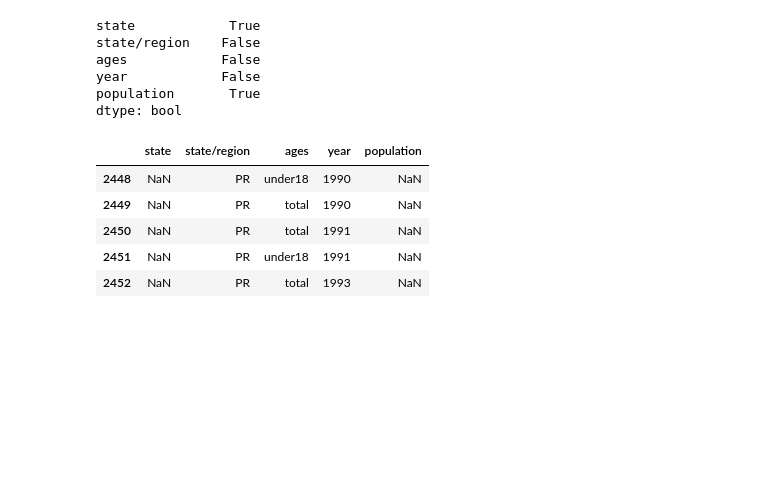
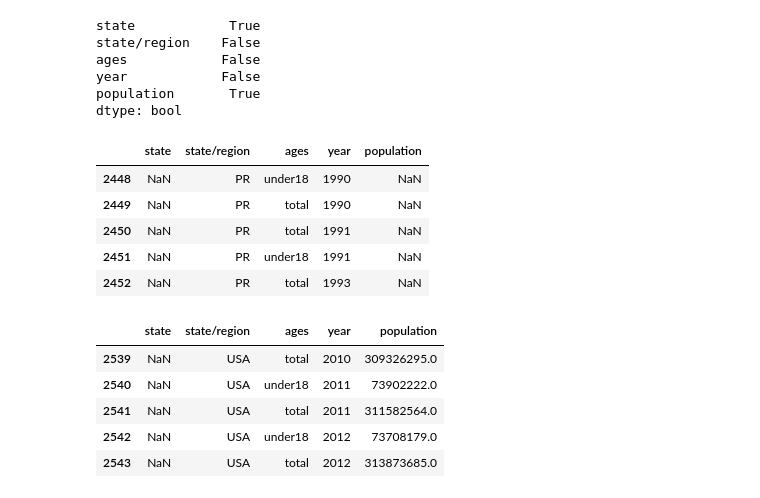
Before and after one commit to danyalutsevich/ML_AI, a Jupyter notebook: Pandas/HowMerge.ipynb, the cells around one changed output. Saved outputs shown, nothing was run; the diff lists cells and outputs as text; code cells hidden in the pictures; blank space fills up the shorter version.

Commit message:
HowMerge

```diff
--- a/Pandas/HowMerge.ipynb
+++ b/Pandas/HowMerge.ipynb
@@ -207,3 +207,12 @@ merged[merged["state"].isnull()|merged["population"].isnull()].head()
 | 2450 | NaN | PR | total | 1991 | NaN |
 | 2451 | NaN | PR | under18 | 1991 | NaN |
 | 2452 | NaN | PR | total | 1993 | NaN |
+# %%
+merged[merged["state"].isnull()|merged["population"].isnull()].tail()
+# %% [output]
+|  | state | state/region | ages | year | population |
+| 2539 | NaN | USA | total | 2010 | 309326295.0 |
+| 2540 | NaN | USA | under18 | 2011 | 73902222.0 |
+| 2541 | NaN | USA | total | 2011 | 311582564.0 |
+| 2542 | NaN | USA | under18 | 2012 | 73708179.0 |
+| 2543 | NaN | USA | total | 2012 | 313873685.0 |
```
